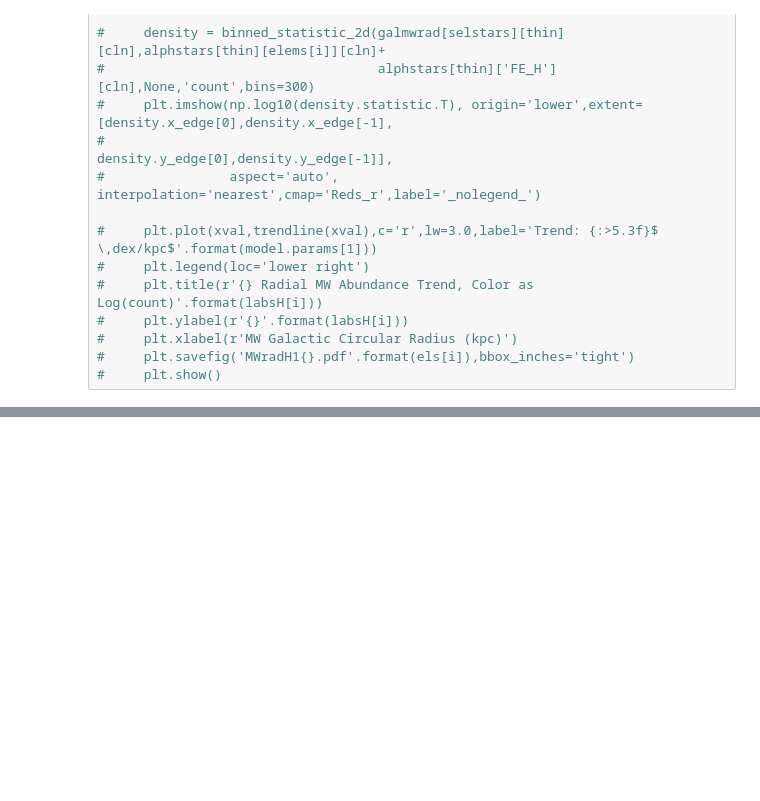
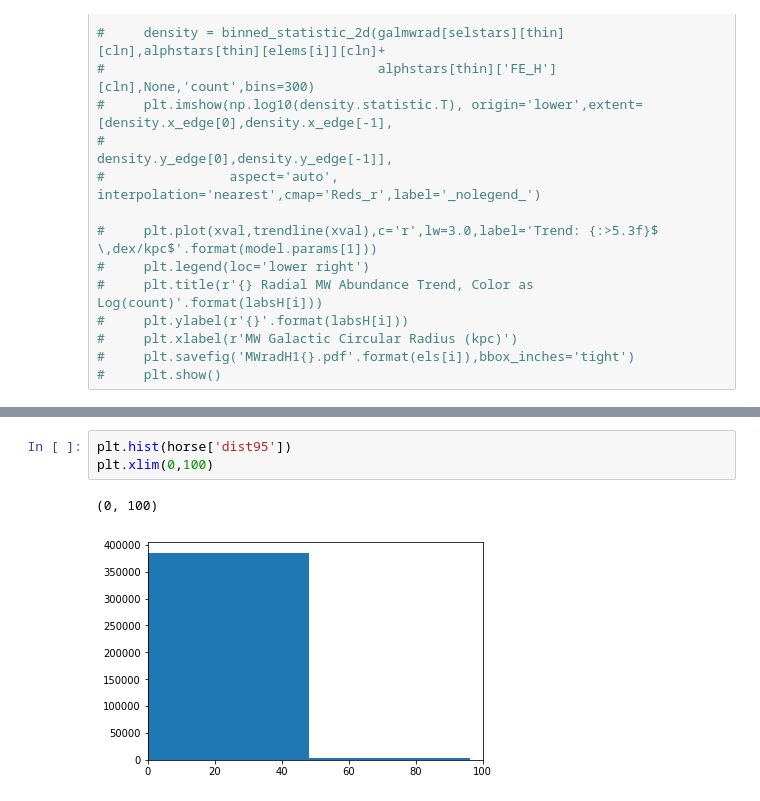
Before and after one commit to JoshuaPovick/LMC_Gradients, a Jupyter notebook: MWGradients.ipynb, the cells around one changed output, grey strips where cells are left out. Saved outputs shown, nothing was run; the diff lists cells and outputs as text; blank space fills up the shorter version.

```diff
--- a/MWGradients.ipynb
+++ b/MWGradients.ipynb
@@ -724,0 +544,6 @@ for i in range(len(donor)):
+# %%
+plt.hist(horse['dist95'])
+plt.xlim(0,100)
+# %% [output]
+(0, 100)
+[figure, added]
```
Also changed, not shown: parts of 49 cells of this notebook, 4 other files.
